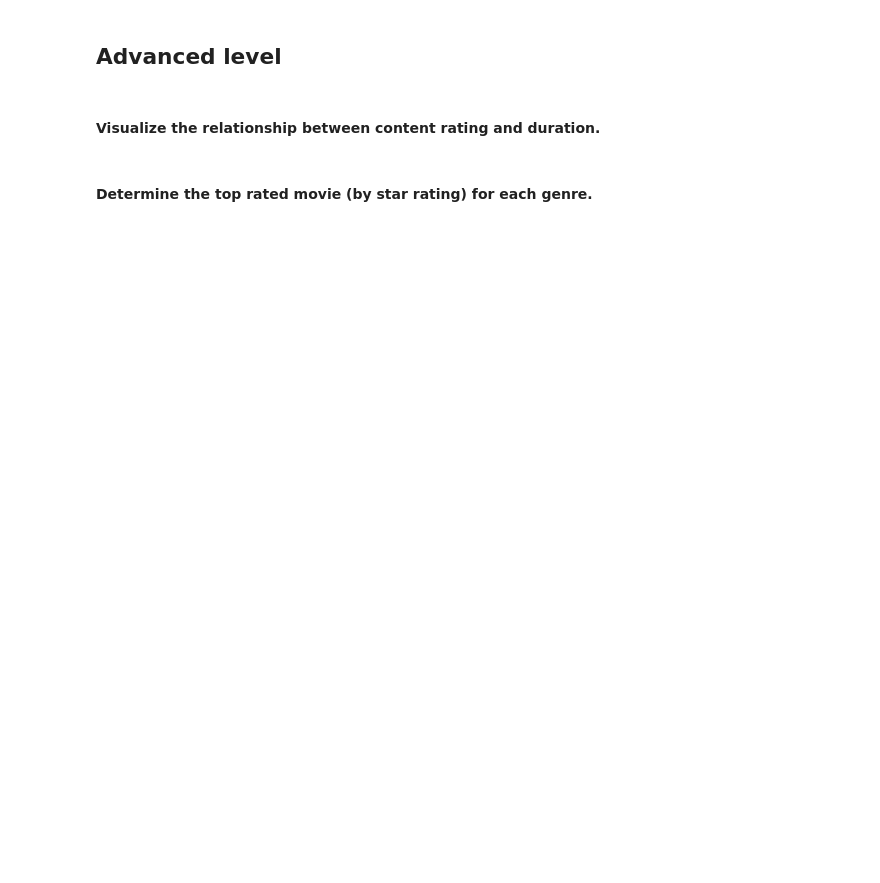
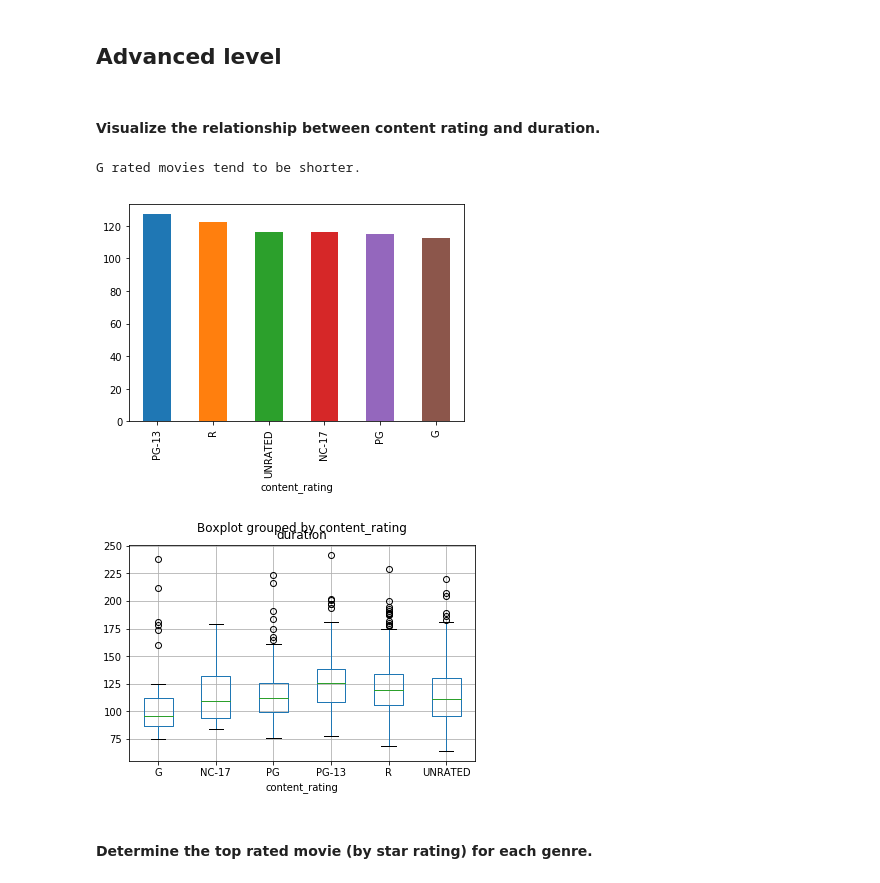
Before and after one commit to CalvinChua/GAClasses, a Jupyter notebook: Project 2/imdb.ipynb, the cells around one changed output. Cells and saved outputs as stored; diff of their text form; code cells hidden in the pictures; blank space fills up the shorter version.

```diff
--- a/Project 2/imdb.ipynb
+++ b/Project 2/imdb.ipynb
@@ -309,2 +325,19 @@ There does not seem to have any relationship
+# %%
+# Answer:
+#plt.scatter(movies['content_rating'],movies['duration'])
+#plt.scatter(movies['duration'],movies['content_rating'])
+
+content_duration = round((movies.groupby('content_rating').duration.mean()),2)
+content_duration = content_duration.sort_values(ascending=False)
+#print(content_duration)
+
+content_duration.plot(kind='bar')
+movies.boxplot('duration', 'content_rating')
+
+print("G rated movies tend to be shorter.")
+# %% [output]
+G rated movies tend to be shorter.
+[figure, added]
+[figure, added]
 # %% [markdown]
 #### Determine the top rated movie (by star rating) for each genre.
```
Also changed, not shown: parts of 19 cells of this notebook.
